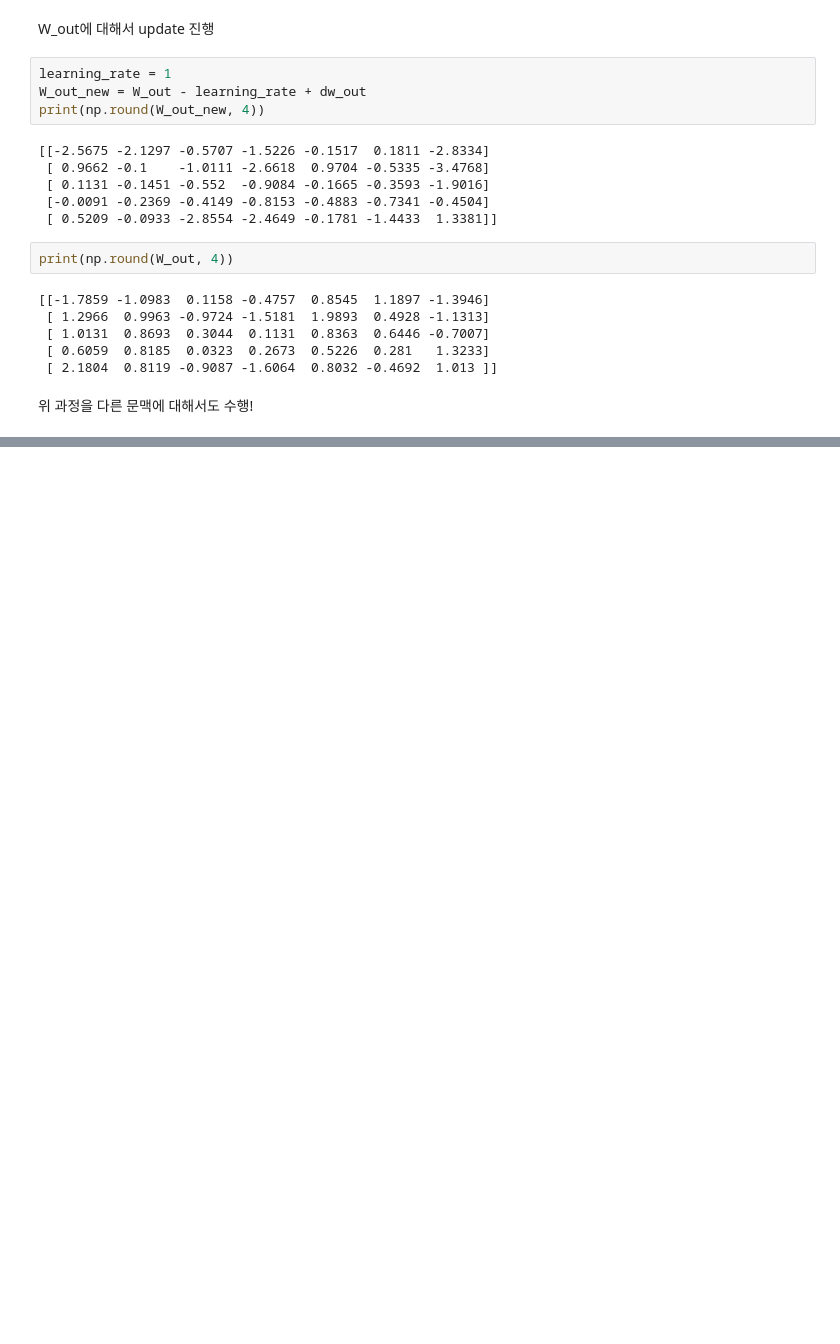
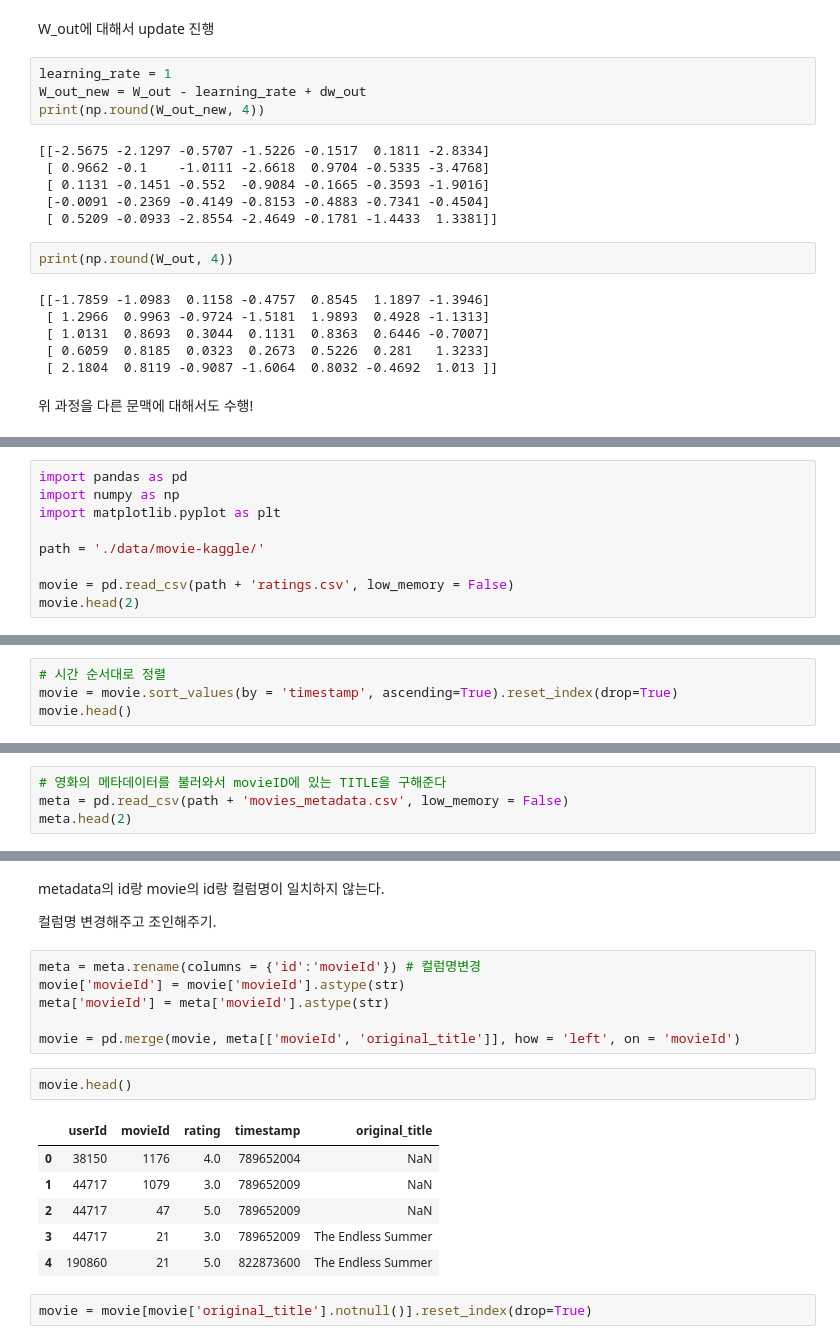
Before and after one commit to jisungJoo/My, a Jupyter notebook: 20220203 추천시스템입문 3강 word2vec.ipynb, the cells around one changed output, grey strips where cells are left out. Drawn from its saved outputs; the diff is of its cells as text; blank space fills up the shorter version.

```diff
--- a/20220203 추천시스템입문 3강 word2vec.ipynb
+++ b/20220203 추천시스템입문 3강 word2vec.ipynb
@@ -256,0 +263,9 @@ print(np.round(W_out, 4))
+# %%
+import pandas as pd
+import numpy as np
+import matplotlib.pyplot as plt
+
+path = './data/movie-kaggle/'
+
+movie = pd.read_csv(path + 'ratings.csv', low_memory = False)
+movie.head(2)
@@ -256,0 +276,4 @@ print(np.round(W_out, 4))
+# %%
+# 시간 순서대로 정렬
+movie = movie.sort_values(by = 'timestamp', ascending=True).reset_index(drop=True)
+movie.head()
@@ -256,0 +287,4 @@ print(np.round(W_out, 4))
+# %%
+# 영화의 메타데이터를 불러와서 movieID에 있는 TITLE을 구해준다
+meta = pd.read_csv(path + 'movies_metadata.csv', low_memory = False)
+meta.head(2)
@@ -256,0 +306,21 @@ print(np.round(W_out, 4))
+# %% [markdown]
+metadata의 id랑 movie의 id랑 컬럼명이 일치하지 않는다.
+
+컬럼명 변경해주고 조인해주기.
+# %%
+meta = meta.rename(columns = {'id':'movieId'}) # 컬럼명변경
+movie['movieId'] = movie['movieId'].astype(str)
+meta['movieId'] = meta['movieId'].astype(str)
+
+movie = pd.merge(movie, meta[['movieId', 'original_title']], how = 'left', on = 'movieId')
+# %%
+movie.head()
+# %% [output]
+|  | userId | movieId | rating | timestamp | original_title |
+| 0 | 38150 | 1176 | 4.0 | 789652004 | NaN |
+| 1 | 44717 | 1079 | 3.0 | 789652009 | NaN |
+| 2 | 44717 | 47 | 5.0 | 789652009 | NaN |
+| 3 | 44717 | 21 | 3.0 | 789652009 | The Endless Summer |
+| 4 | 190860 | 21 | 5.0 | 822873600 | The Endless Summer |
+# %%
+movie = movie[movie['original_title'].notnull()].reset_index(drop=True)
```
Also changed, not shown: parts of 26 cells of this notebook.
